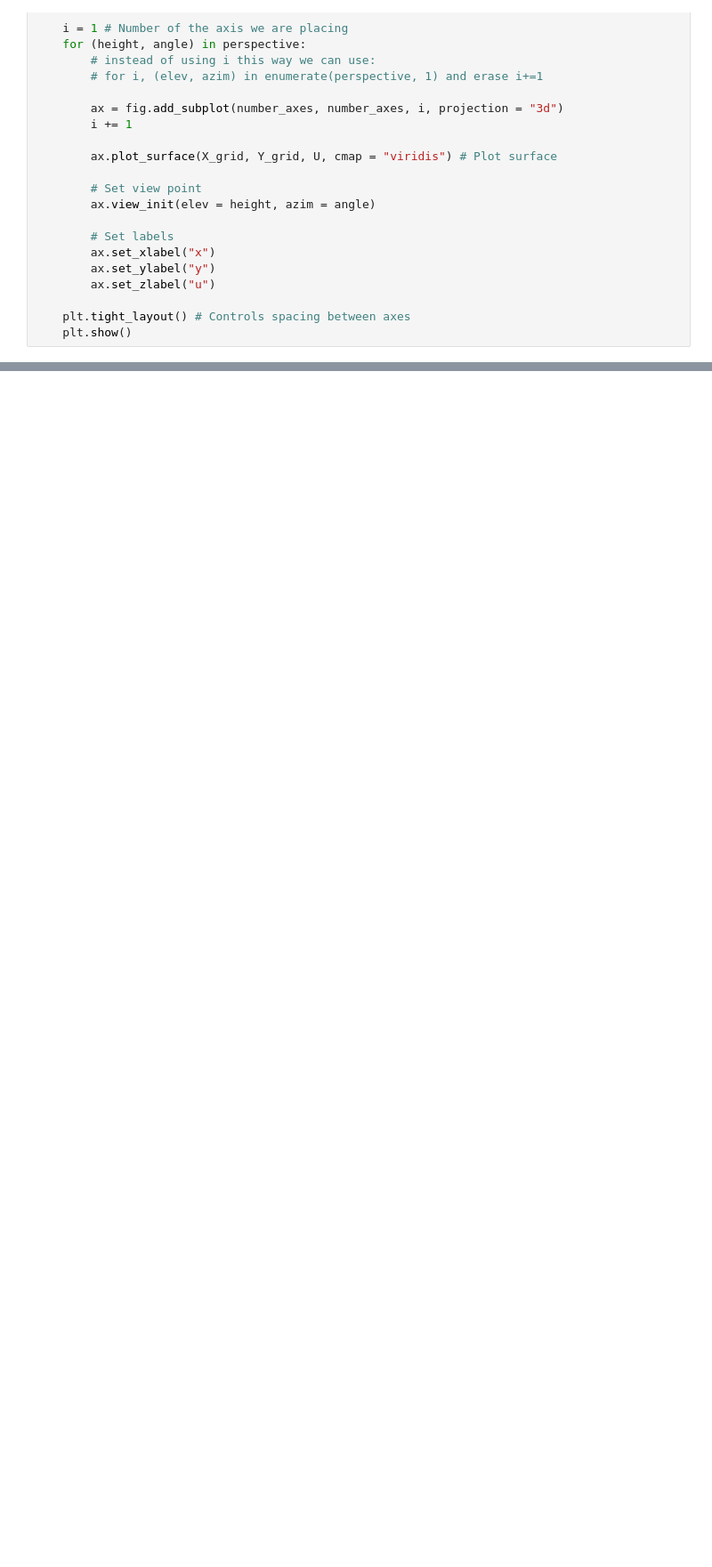
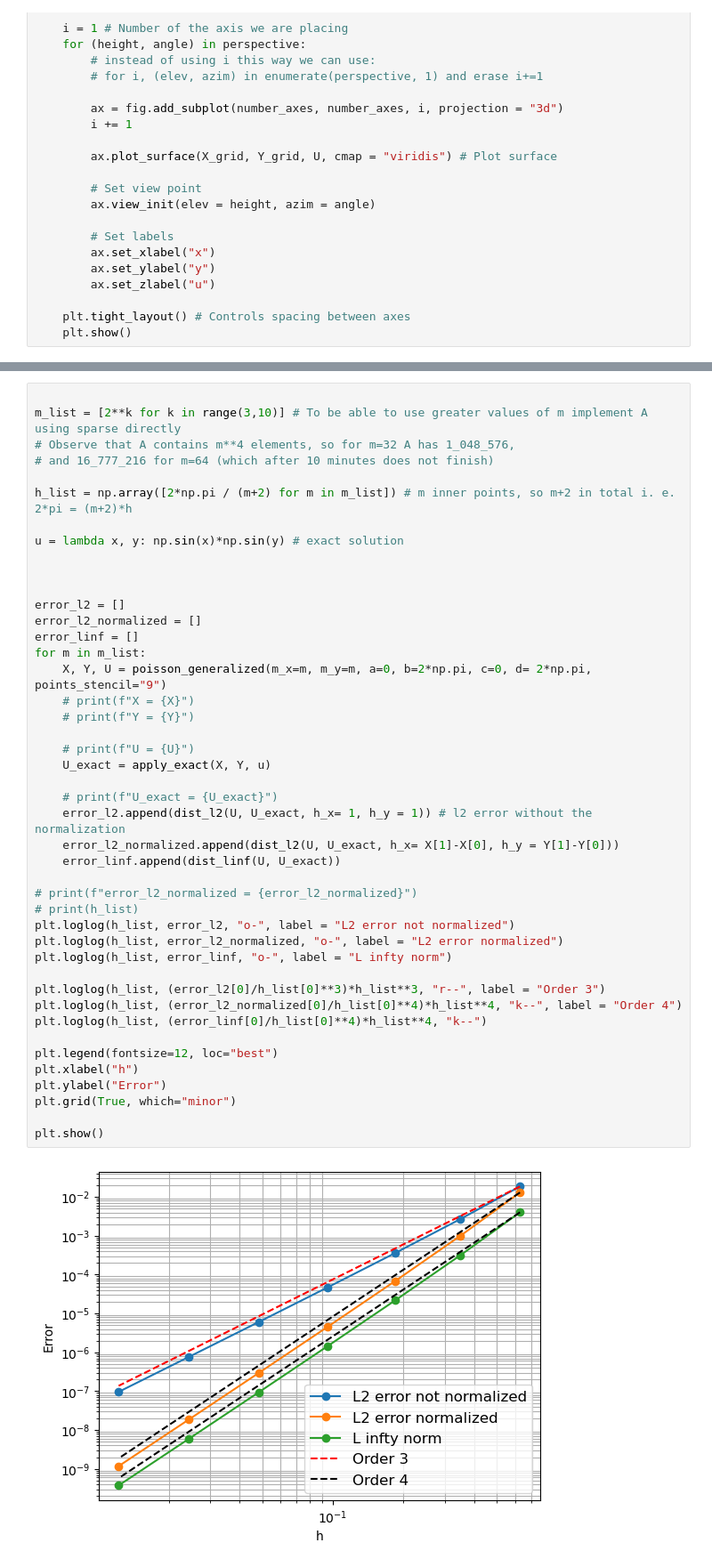
Before and after one commit to joseantoniopenamulero-sys/Computational_Technics, a Jupyter notebook: For Lab 2/Variants Lab 5.ipynb, the cells around one changed output, grey strips where cells are left out. Shown at 89% size. Saved outputs shown, nothing was run; the diff lists cells and outputs as text; blank space fills up the shorter version.

```diff
--- a/For Lab 2/Variants Lab 5.ipynb
+++ b/For Lab 2/Variants Lab 5.ipynb
@@ -495,0 +648,46 @@ plot_surface_perspectives(X, Y, U, perspective)
+# %%
+
+m_list = [2**k for k in range(3,10)] # To be able to use greater values of m implement A using sparse directly
+# Observe that A contains m**4 elements, so for m=32 A has 1_048_576,
+# and 16_777_216 for m=64 (which after 10 minutes does not finish)
+
+h_list = np.array([2*np.pi / (m+2) for m in m_list]) # m inner points, so m+2 in total i. e. 2*pi = (m+2)*h
+
+u = lambda x, y: np.sin(x)*np.sin(y) # exact solution
+
+
+
+error_l2 = []
+error_l2_normalized = []
+error_linf = []
+for m in m_list:
+    X, Y, U = poisson_generalized(m_x=m, m_y=m, a=0, b=2*np.pi, c=0, d= 2*np.pi, points_stencil="9")
+    # print(f"X = {X}")
+    # print(f"Y = {Y}")
+
+    # print(f"U = {U}")
+    U_exact = apply_exact(X, Y, u)
+
+    # print(f"U_exact = {U_exact}")
+    error_l2.append(dist_l2(U, U_exact, h_x= 1, h_y = 1)) # l2 error without the normalization
+    error_l2_normalized.append(dist_l2(U, U_exact, h_x= X[1]-X[0], h_y = Y[1]-Y[0]))
+    error_linf.append(dist_linf(U, U_exact))
+
+# print(f"error_l2_normalized = {error_l2_normalized}")
+# print(h_list)
+plt.loglog(h_list, error_l2, "o-", label = "L2 error not normalized")
+plt.loglog(h_list, error_l2_normalized, "o-", label = "L2 error normalized")
+plt.loglog(h_list, error_linf, "o-", label = "L infty norm")
+
+plt.loglog(h_list, (error_l2[0]/h_list[0]**3)*h_list**3, "r--", label = "Order 3")
+plt.loglog(h_list, (error_l2_normalized[0]/h_list[0]**4)*h_list**4, "k--", label = "Order 4")
+plt.loglog(h_list, (error_linf[0]/h_list[0]**4)*h_list**4, "k--")
+
+plt.legend(fontsize=12, loc="best")
+plt.xlabel("h")
+plt.ylabel("Error")
+plt.grid(True, which="minor")
+
+plt.show()
+# %% [output]
+[figure, added]
```
Also changed, not shown: parts of 14 cells of this notebook.
